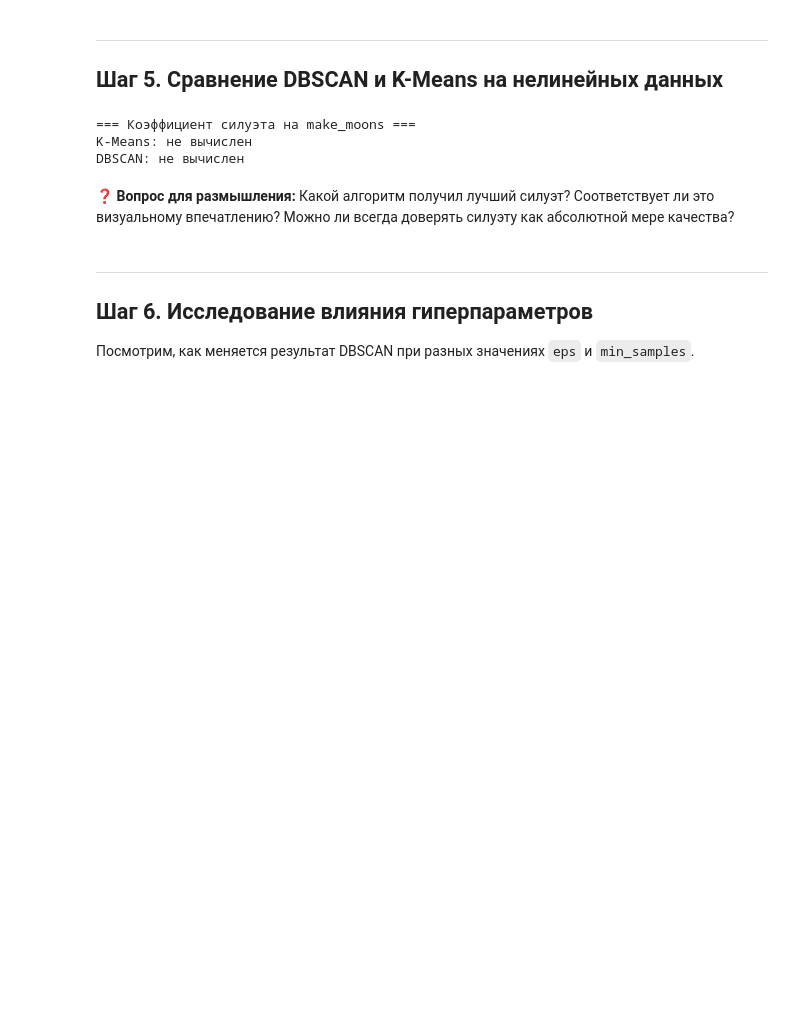
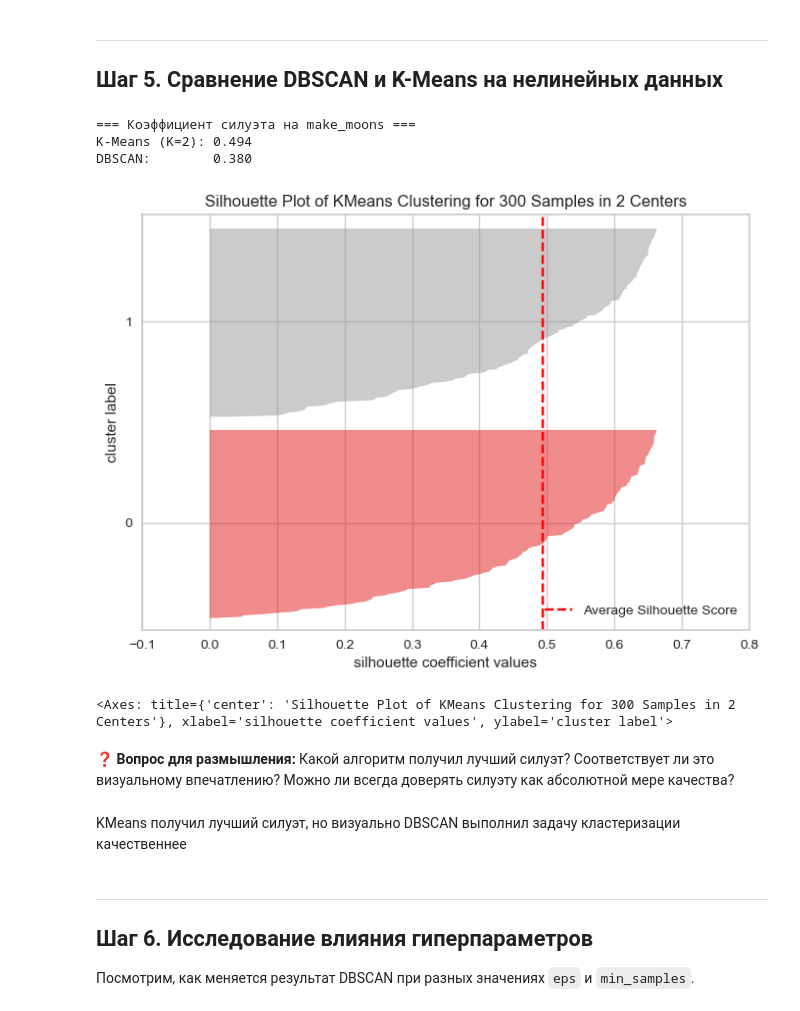
Before and after one commit to isachagit/ML_Homework, a Jupyter notebook: hw11_Clustering2/clustering2_practice_student.ipynb, the cells around one changed output. Drawn from its saved outputs; the diff is of its cells as text; code cells hidden in the pictures; blank space fills up the shorter version.

```diff
--- a/hw11_Clustering2/clustering2_practice_student.ipynb
+++ b/hw11_Clustering2/clustering2_practice_student.ipynb
@@ -225,25 +225,40 @@ plt.show()
 ## Шаг 5. Сравнение DBSCAN и K-Means на нелинейных данных
 # %%
 # Сравнение силуэта DBSCAN vs K-Means для make_moons
+from yellowbrick.cluster import SilhouetteVisualizer
 
-# YOUR CODE HERE
+k_moons = KMeans(n_clusters=2)
+labels_k_moons = k_moons.fit_predict(X_moons_scaled)
+
+db_moons = DBSCAN(eps=0.3, min_samples=5)
+labels_db_moons = db_moons.fit_predict(X_moons_scaled)
+
 # 1. Обучите KMeans(n_clusters=2) на X_moons_scaled
 # 2. Вычислите silhouette_score для K-Means
 # 3. Вычислите silhouette_score для DBSCAN (только для некластерных точек!)
 #    Подсказка: исключите точки с labels == -1
 
-score_kmeans = None  # замените
-score_dbscan = None
+score_kmeans = silhouette_score(X_moons_scaled, labels_k_moons) # замените
+score_dbscan = silhouette_score(X_moons_scaled, labels_db_moons)
 
 print("=== Коэффициент силуэта на make_moons ===")
 print(f"K-Means (K=2): {score_kmeans:.3f}" if score_kmeans is not None else "K-Means: не вычислен")
 print(f"DBSCAN:        {score_dbscan:.3f}" if score_dbscan is not None else "DBSCAN: не вычислен")
 # %% [output]
 === Коэффициент силуэта на make_moons ===
-K-Means: не вычислен
-DBSCAN: не вычислен
+K-Means (K=2): 0.494
+DBSCAN:        0.380
+# %%
+k_visualizer = SilhouetteVisualizer(k_moons)
+k_visualizer.fit(X_moons_scaled)
+k_visualizer.show()
+# %% [output]
+[figure, added]
+<Axes: title={'center': 'Silhouette Plot of KMeans Clustering for 300 Samples in 2 Centers'}, xlabel='silhouette coefficient values', ylabel='cluster label'>
 # %% [markdown]
 **❓ Вопрос для размышления:** Какой алгоритм получил лучший силуэт? Соответствует ли это визуальному впечатлению? Можно ли всегда доверять силуэту как абсолютной мере качества?
+# %% [markdown]
+KMeans получил лучший силуэт, но визуально DBSCAN выполнил задачу кластеризации качественнее
 # %% [markdown]
 ---
 ## Шаг 6. Исследование влияния гиперпараметров
```
Also changed, not shown: parts of 12 cells of this notebook.
